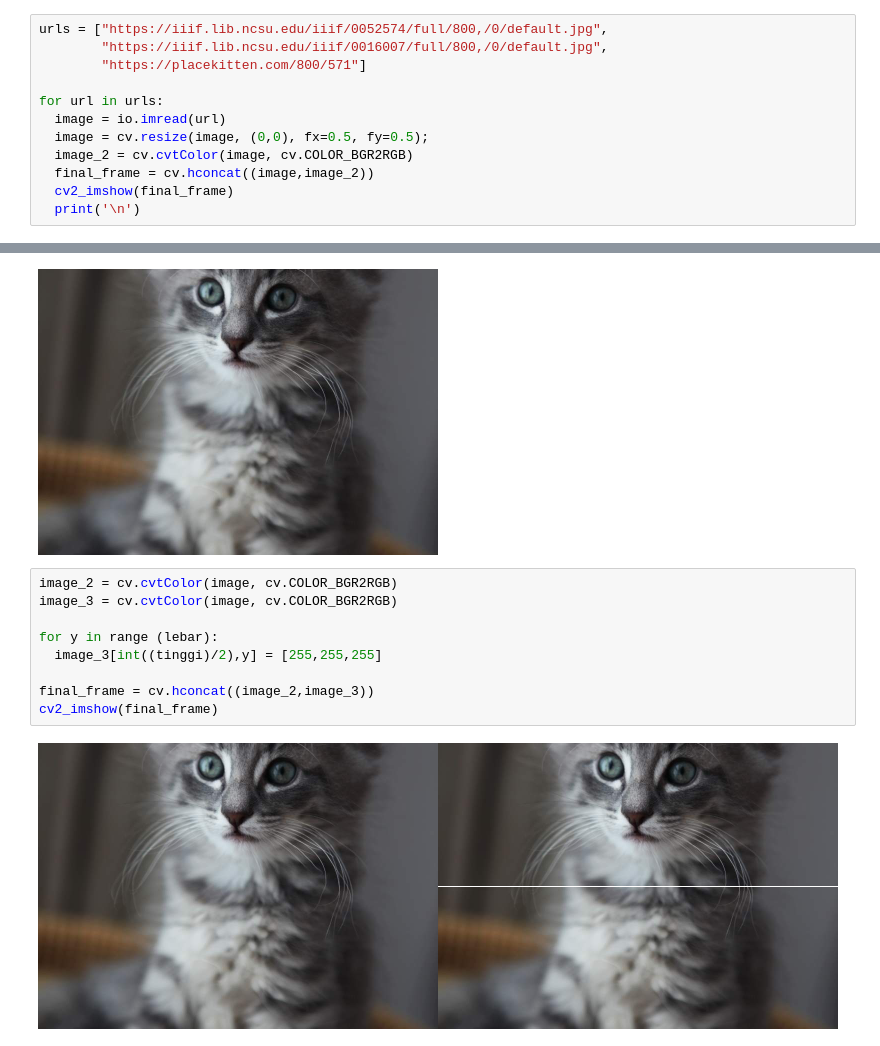
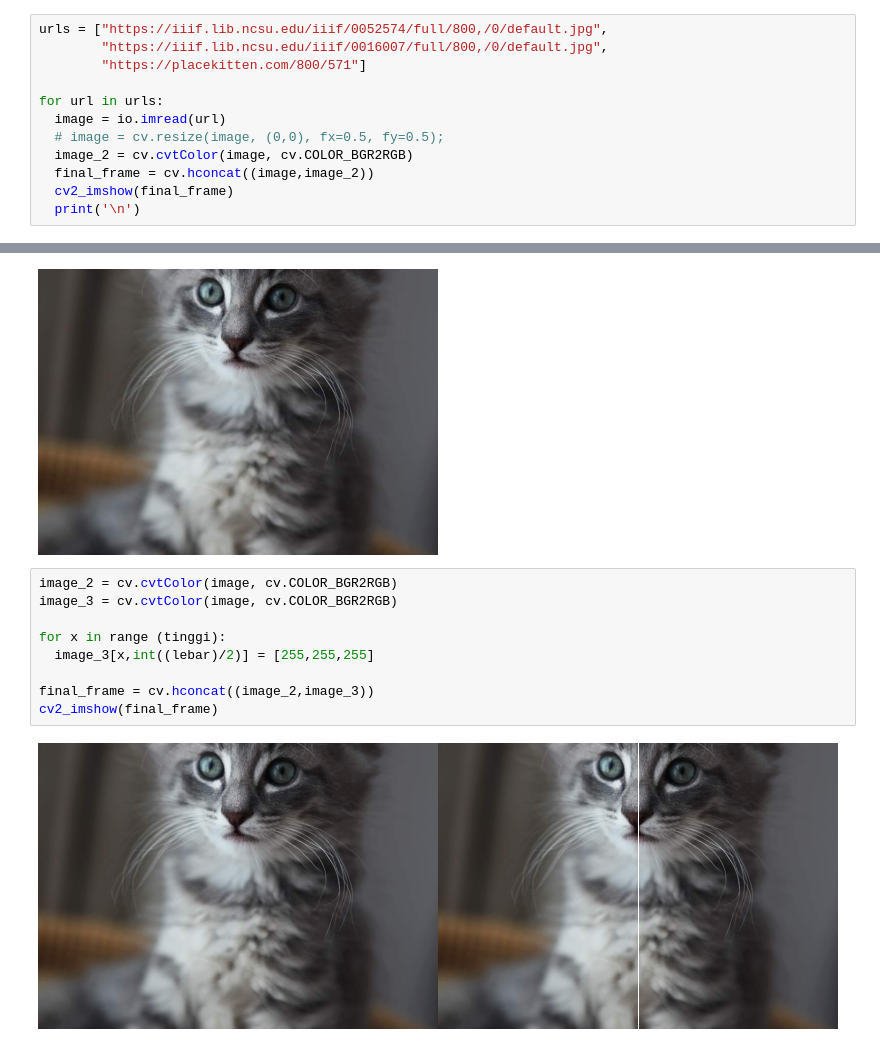
Before and after one commit to MashaaX/PCVK_Genap_20-21, a Jupyter notebook: Jobsheet1.ipynb, the cells around one changed output, grey strips where cells are left out. Cells and saved outputs as stored; diff of their text form.

```diff
--- a/Jobsheet1.ipynb
+++ b/Jobsheet1.ipynb
@@ -16,7 +16,7 @@ urls = ["https://iiif.lib.ncsu.edu/iiif/0052574/full/800,/0/default.jpg",
 
 for url in urls:
   image = io.imread(url)
-  image = cv.resize(image, (0,0), fx=0.5, fy=0.5);
+  # image = cv.resize(image, (0,0), fx=0.5, fy=0.5);
   image_2 = cv.cvtColor(image, cv.COLOR_BGR2RGB)
   final_frame = cv.hconcat((image,image_2))
   cv2_imshow(final_frame)
@@ -36,11 +36,11 @@ Image Resolution: height x width=  286 x 400
 # %%
 image_2 = cv.cvtColor(image, cv.COLOR_BGR2RGB)
 image_3 = cv.cvtColor(image, cv.COLOR_BGR2RGB)
 
-for y in range (lebar):
-  image_3[int((tinggi)/2),y] = [255,255,255]
+for x in range (tinggi):
+  image_3[x,int((lebar)/2)] = [255,255,255]
 
 final_frame = cv.hconcat((image_2,image_3))
 cv2_imshow(final_frame)
 # %% [output]
-[figure, old version]
+[figure, new version]
```
Also changed, not shown: parts of 1 cell of this notebook.
